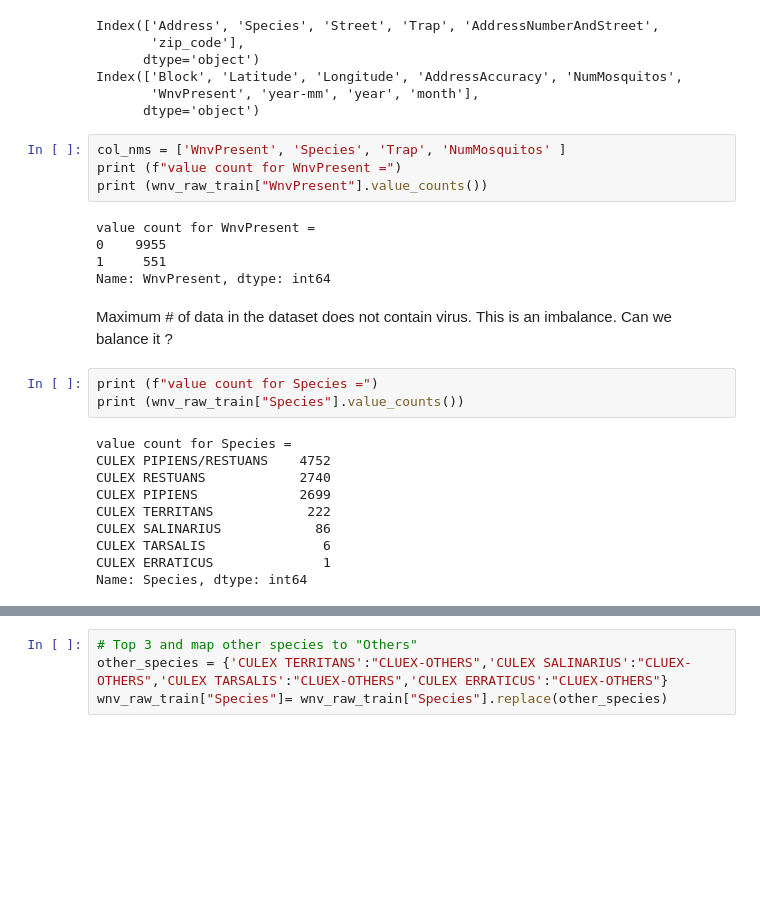
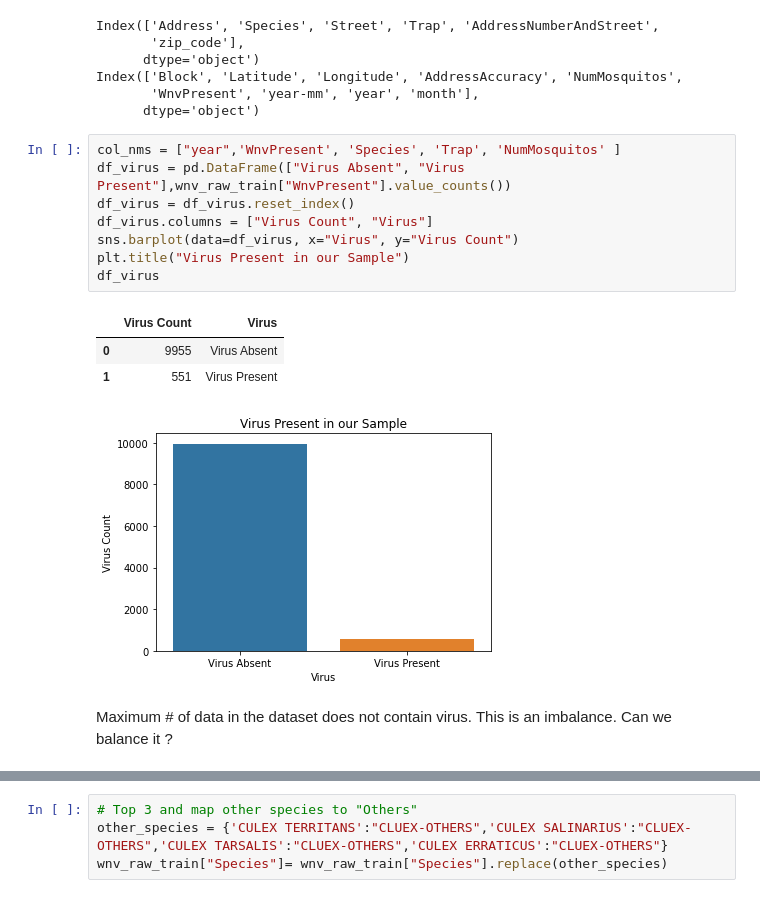
Before and after one commit to charsh12/DS-Career-Track, a Jupyter notebook: pythonProject/Capstone2/Notebook/Wnv_data_wrangling.ipynb, the cells around one changed output, grey strips where cells are left out. Drawn from its saved outputs; the diff is of its cells as text; blank space fills up the shorter version.

```diff
--- a/pythonProject/Capstone2/Notebook/Wnv_data_wrangling.ipynb
+++ b/pythonProject/Capstone2/Notebook/Wnv_data_wrangling.ipynb
@@ -100,27 +101,18 @@ Index(['Address', 'Species', 'Street', 'Trap', 'AddressNumberAndStreet',
 Index(['Block', 'Latitude', 'Longitude', 'AddressAccuracy', 'NumMosquitos',
        'WnvPresent', 'year-mm', 'year', 'month'],
       dtype='object')
-# %%
-col_nms = ['WnvPresent', 'Species', 'Trap', 'NumMosquitos' ]
-print (f"value count for WnvPresent =")
-print (wnv_raw_train["WnvPresent"].value_counts())
-# %% [output]
-value count for WnvPresent =
-0    9955
-1     551
-Name: WnvPresent, dtype: int64
+# %%
+col_nms = ["year",'WnvPresent', 'Species', 'Trap', 'NumMosquitos' ]
+df_virus = pd.DataFrame(["Virus Absent", "Virus Present"],wnv_raw_train["WnvPresent"].value_counts())
+df_virus = df_virus.reset_index()
+df_virus.columns = ["Virus Count", "Virus"]
+sns.barplot(data=df_virus, x="Virus", y="Virus Count")
+plt.title("Virus Present in our Sample")
+df_virus
+# %% [output]
+|  | Virus Count | Virus |
+| 0 | 9955 | Virus Absent |
+| 1 | 551 | Virus Present |
+[figure, added]
 # %% [markdown]
 Maximum # of data in the dataset does not contain virus. This is an imbalance. Can we balance it ?
-# %%
-print (f"value count for Species =")
-print (wnv_raw_train["Species"].value_counts())
-# %% [output]
-value count for Species =
-CULEX PIPIENS/RESTUANS    4752
-CULEX RESTUANS            2740
-CULEX PIPIENS             2699
-CULEX TERRITANS            222
-CULEX SALINARIUS            86
-CULEX TARSALIS               6
-CULEX ERRATICUS              1
-Name: Species, dtype: int64
```
Also changed, not shown: parts of 43 cells of this notebook, 7 other files.
